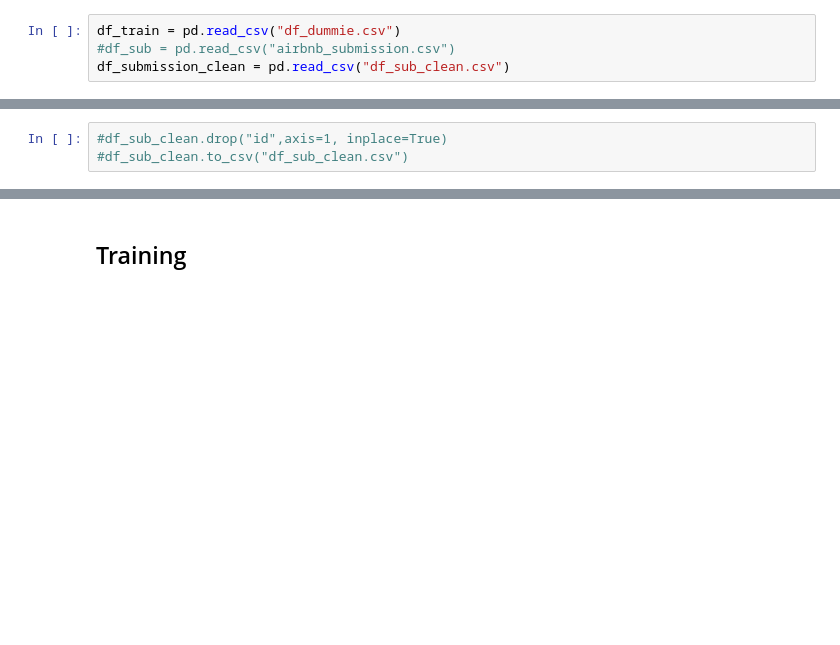
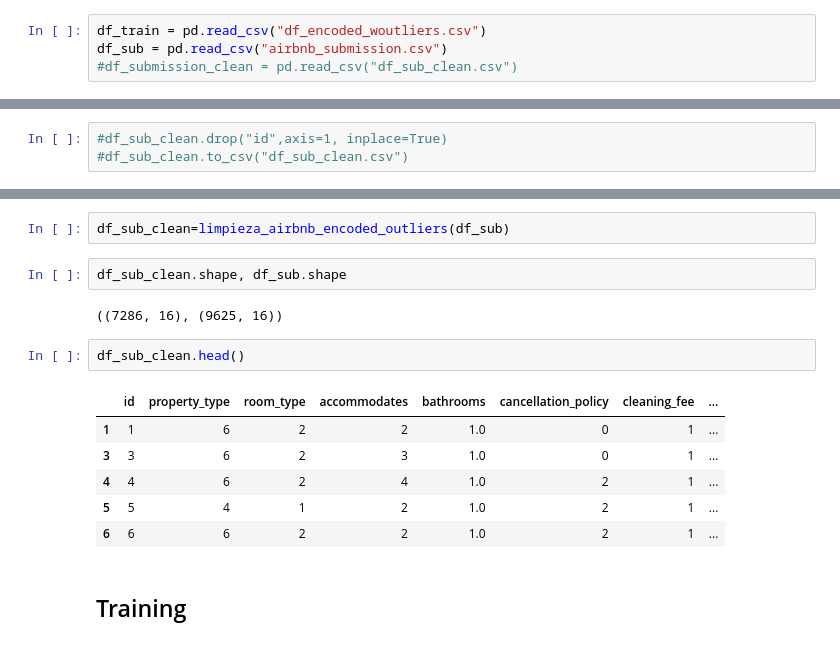
Before and after one commit to luisferlc/datamex1019, a Jupyter notebook: module-3/airbnb/submission predict.ipynb, the cells around one changed output, grey strips where cells are left out. Cells and saved outputs as stored; diff of their text form; blank space fills up the shorter version.

Commit message:
airbnb

```diff
--- a/module-3/airbnb/submission predict.ipynb
+++ b/module-3/airbnb/submission predict.ipynb
@@ -8,6 +8,6 @@ import numpy as np
 from sklearn import preprocessing
 from sklearn.metrics import mean_squared_error as mse
 # %%
-df_train = pd.read_csv("df_dummie.csv")
-#df_sub = pd.read_csv("airbnb_submission.csv")
-df_submission_clean = pd.read_csv("df_sub_clean.csv")
+df_train = pd.read_csv("df_encoded_woutliers.csv")
+df_sub = pd.read_csv("airbnb_submission.csv")
+#df_submission_clean = pd.read_csv("df_sub_clean.csv")
@@ -128,3 +237,18 @@ Index(['accommodates', 'bathrooms', 'cleaning_fee', 'host_identity_verified',
+# %%
+df_sub_clean=limpieza_airbnb_encoded_outliers(df_sub)
+# %%
+df_sub_clean.shape, df_sub.shape
+# %% [output]
+((7286, 16), (9625, 16))
+# %%
+df_sub_clean.head()
+# %% [output]
+|  | id | property_type | room_type | accommodates | bathrooms | cancellation_policy | cleaning_fee | ... |
+| 1 | 1 | 6 | 2 | 2 | 1.0 | 0 | 1 | ... |
+| 3 | 3 | 6 | 2 | 3 | 1.0 | 0 | 1 | ... |
+| 4 | 4 | 6 | 2 | 4 | 1.0 | 2 | 1 | ... |
+| 5 | 5 | 4 | 1 | 2 | 1.0 | 2 | 1 | ... |
+| 6 | 6 | 6 | 2 | 2 | 1.0 | 2 | 1 | ... |
 # %% [markdown]
 ## Training
 # %% [markdown]
```
Also changed, not shown: parts of 12 cells of this notebook, 7 other files.
